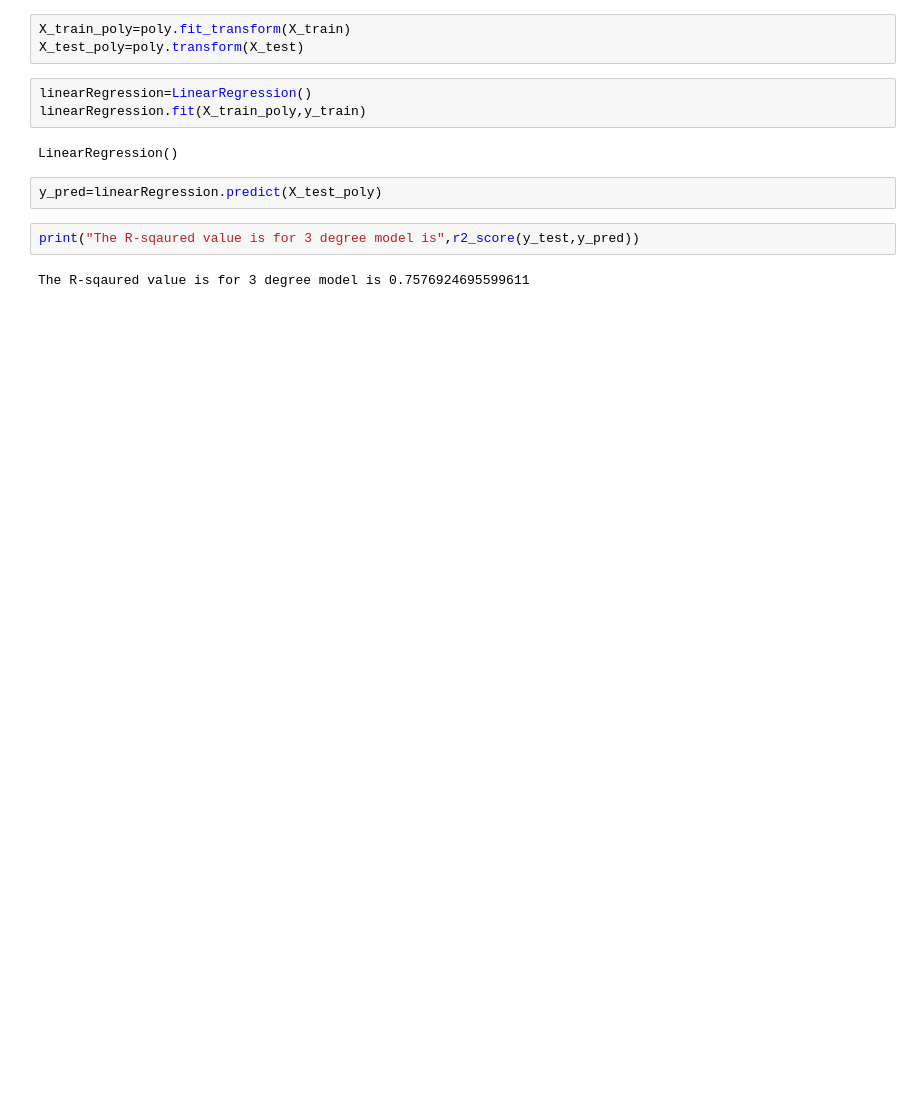
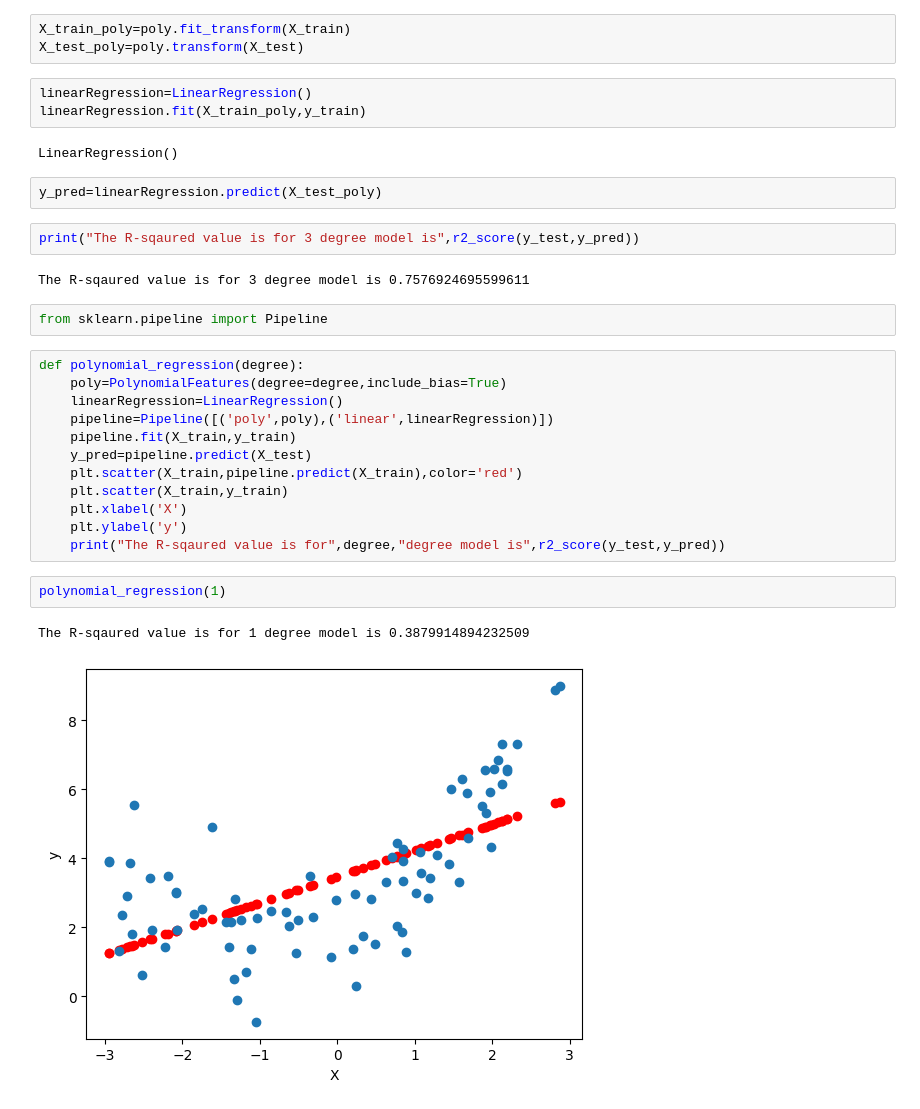
Before and after one commit to vivek-anand-singh/PolynomialRegression, a Jupyter notebook: analysis.ipynb, the cells around one changed output. Cells and saved outputs as stored; diff of their text form; blank space fills up the shorter version.

Commit message:
Added the pipeline for making it generic for any degree

```diff
--- a/analysis.ipynb
+++ b/analysis.ipynb
@@ -92,3 +92,22 @@ y_pred=linearRegression.predict(X_test_poly)
 print("The R-sqaured value is for 3 degree model is",r2_score(y_test,y_pred))
 # %% [output]
 The R-sqaured value is for 3 degree model is 0.7576924695599611
+# %%
+from sklearn.pipeline import Pipeline
+# %%
+def polynomial_regression(degree):
+    poly=PolynomialFeatures(degree=degree,include_bias=True)
+    linearRegression=LinearRegression()
+    pipeline=Pipeline([('poly',poly),('linear',linearRegression)])
+    pipeline.fit(X_train,y_train)
+    y_pred=pipeline.predict(X_test)
+    plt.scatter(X_train,pipeline.predict(X_train),color='red')
+    plt.scatter(X_train,y_train)
+    plt.xlabel('X')
+    plt.ylabel('y')
+    print("The R-sqaured value is for",degree,"degree model is",r2_score(y_test,y_pred))
+# %%
+polynomial_regression(1)
+# %% [output]
+The R-sqaured value is for 1 degree model is 0.3879914894232509
+[figure, added]
```
Also changed, not shown: parts of 4 cells of this notebook.
